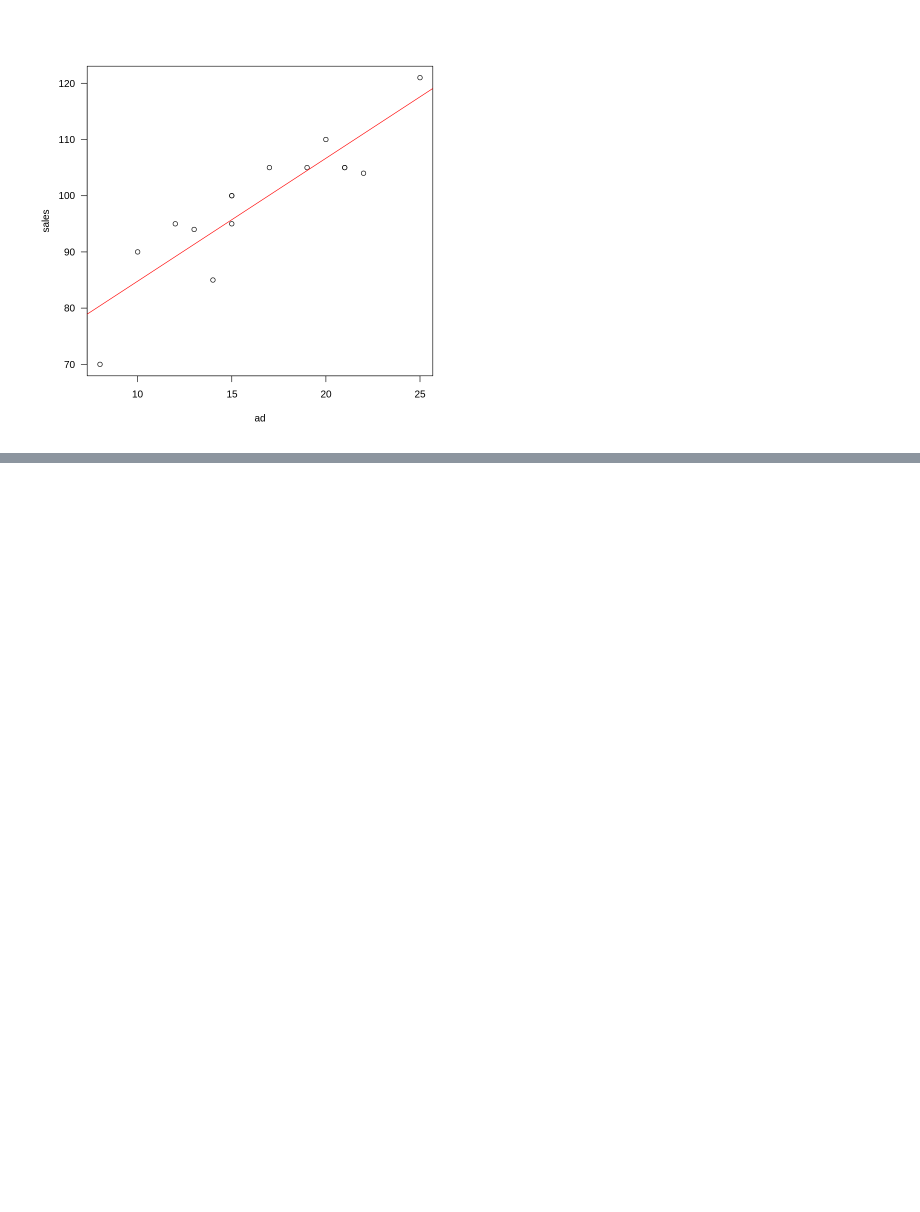
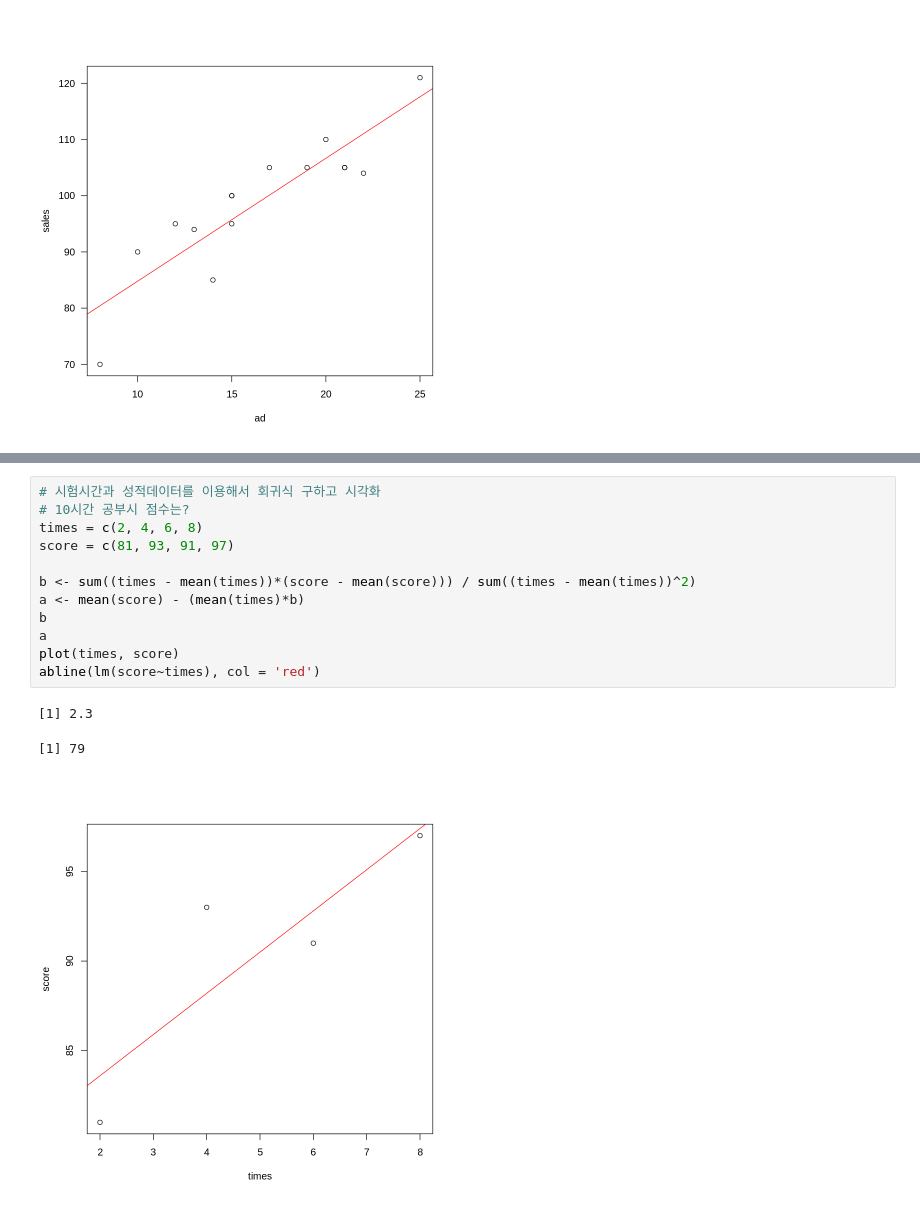
Before and after one commit to LesNEIGE/r_stastics, a Jupyter notebook: 16regression.ipynb, the cells around one changed output, grey strips where cells are left out. Cells and saved outputs as stored; diff of their text form; blank space fills up the shorter version.

```diff
--- a/16regression.ipynb
+++ b/16regression.ipynb
@@ -33,0 +133,16 @@ abline(lm(sales~ad), col = 'red')
+# %%
+# 시험시간과 성적데이터를 이용해서 회귀식 구하고 시각화
+# 10시간 공부시 점수는?
+times = c(2, 4, 6, 8)
+score = c(81, 93, 91, 97)
+
+b <- sum((times - mean(times))*(score - mean(score))) / sum((times - mean(times))^2)
+a <- mean(score) - (mean(times)*b)
+b
+a
+plot(times, score)
+abline(lm(score~times), col = 'red')
+# %% [output]
+[1] 2.3
+[1] 79
+[figure, added]
```
Also changed, not shown: parts of 30 cells of this notebook.
